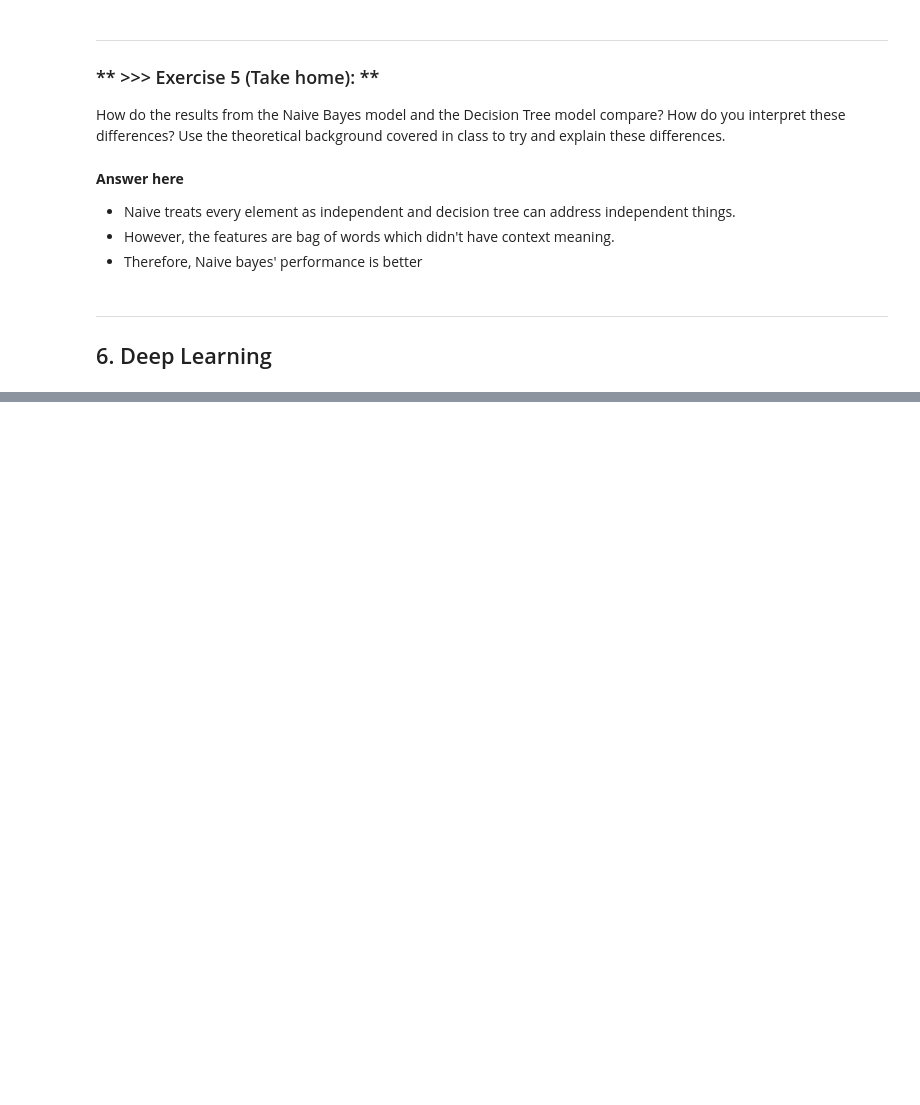
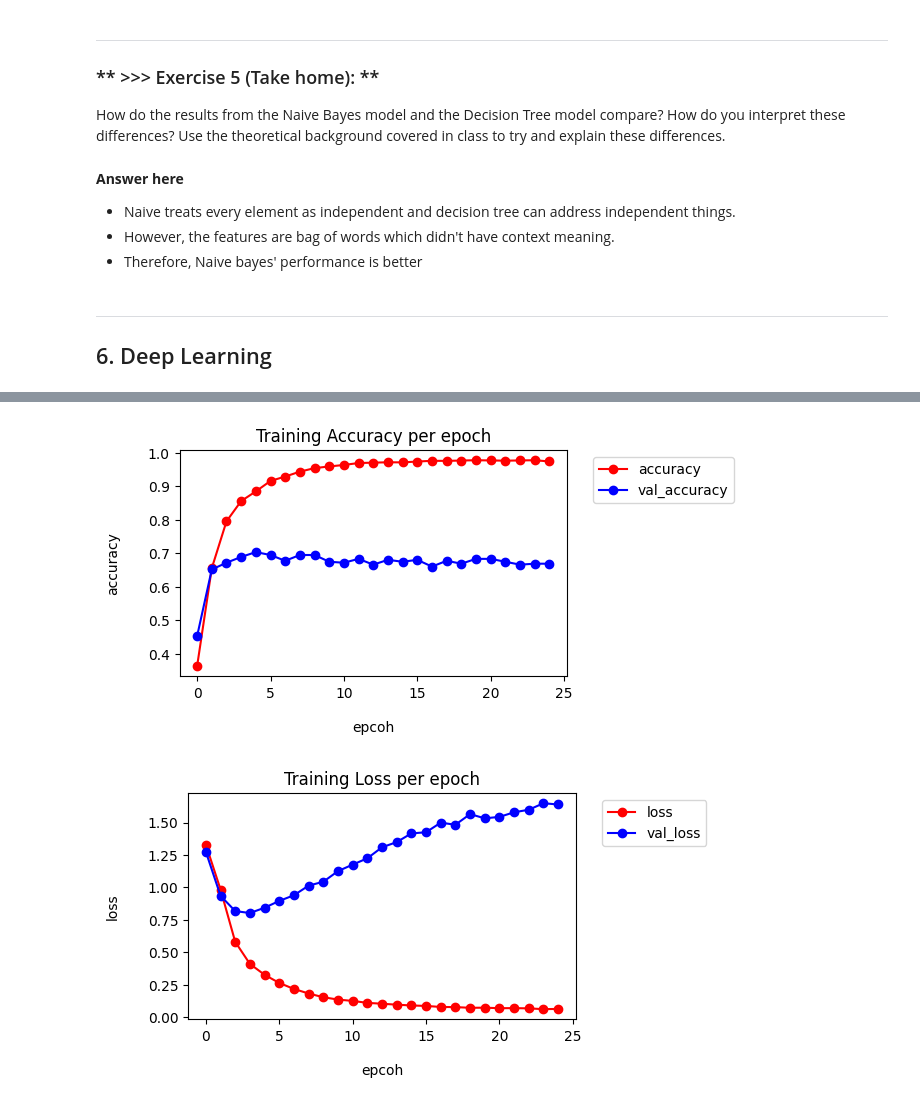
Before and after one commit to kylekylehaha/DM2021-Lab2-HW2, a Jupyter notebook: DM2021-Lab2-Homework.ipynb, the cells around one changed output, grey strips where cells are left out. Saved outputs shown, nothing was run; the diff lists cells and outputs as text; code cells hidden in the pictures; blank space fills up the shorter version.

```diff
--- a/DM2021-Lab2-Homework.ipynb
+++ b/DM2021-Lab2-Homework.ipynb
@@ -472,0 +696,28 @@ How do the results from the Naive Bayes model and the Decision Tree model compar
+# %%
+training_log = pd.DataFrame()
+training_log = pd.read_csv("logs/training_log.csv")
+
+import matplotlib
+import matplotlib.pyplot as plt
+plt.figure(figsize=(5,3),dpi=100,linewidth = 2)
+
+plt.plot(training_log["epoch"],training_log["accuracy"],'o-',color = 'r', label="accuracy")
+plt.plot(training_log["epoch"],training_log["val_accuracy"],'o-',color = 'b', label="val_accuracy")
+plt.xlabel("epcoh", fontsize=10, labelpad = 15)
+plt.ylabel("accuracy", fontsize=10, labelpad = 20)
+plt.legend(bbox_to_anchor=(1.05, 1.0), loc='upper left')
+plt.title("Training Accuracy per epoch")
+plt.show()
+
+plt.figure(figsize=(5,3),dpi=100,linewidth = 2)
+
+plt.plot(training_log["epoch"],training_log["loss"],'o-',color = 'r', label="loss")
+plt.plot(training_log["epoch"],training_log["val_loss"],'o-',color = 'b', label="val_loss")
+plt.xlabel("epcoh", fontsize=10, labelpad = 15)
+plt.ylabel("loss", fontsize=10, labelpad = 20)
+plt.legend(bbox_to_anchor=(1.05, 1.0), loc='upper left')
+plt.title("Training Loss per epoch")
+plt.show()
+# %% [output]
+[figure, added]
+[figure, added]
```
Also changed, not shown: parts of 27 cells of this notebook.
